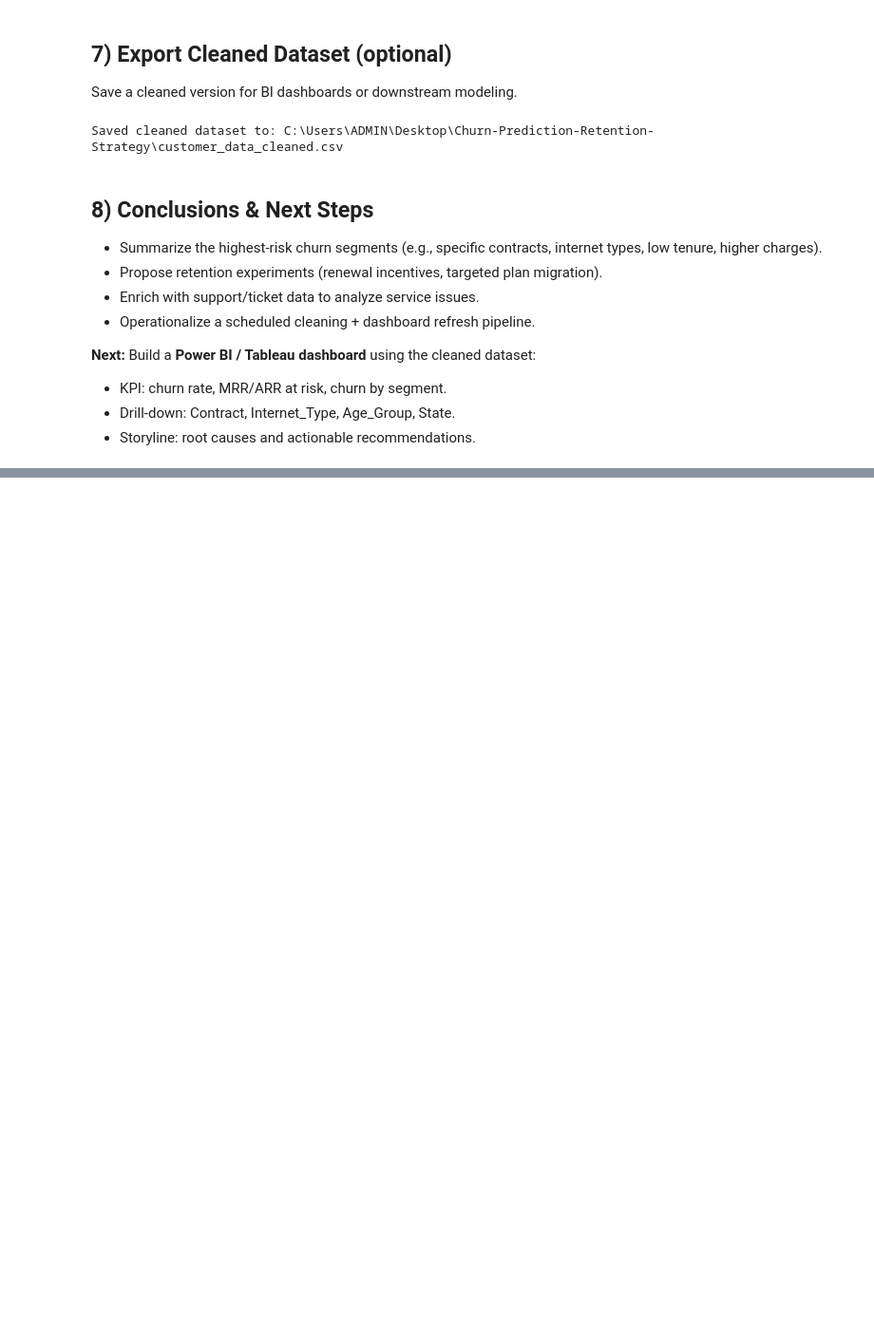
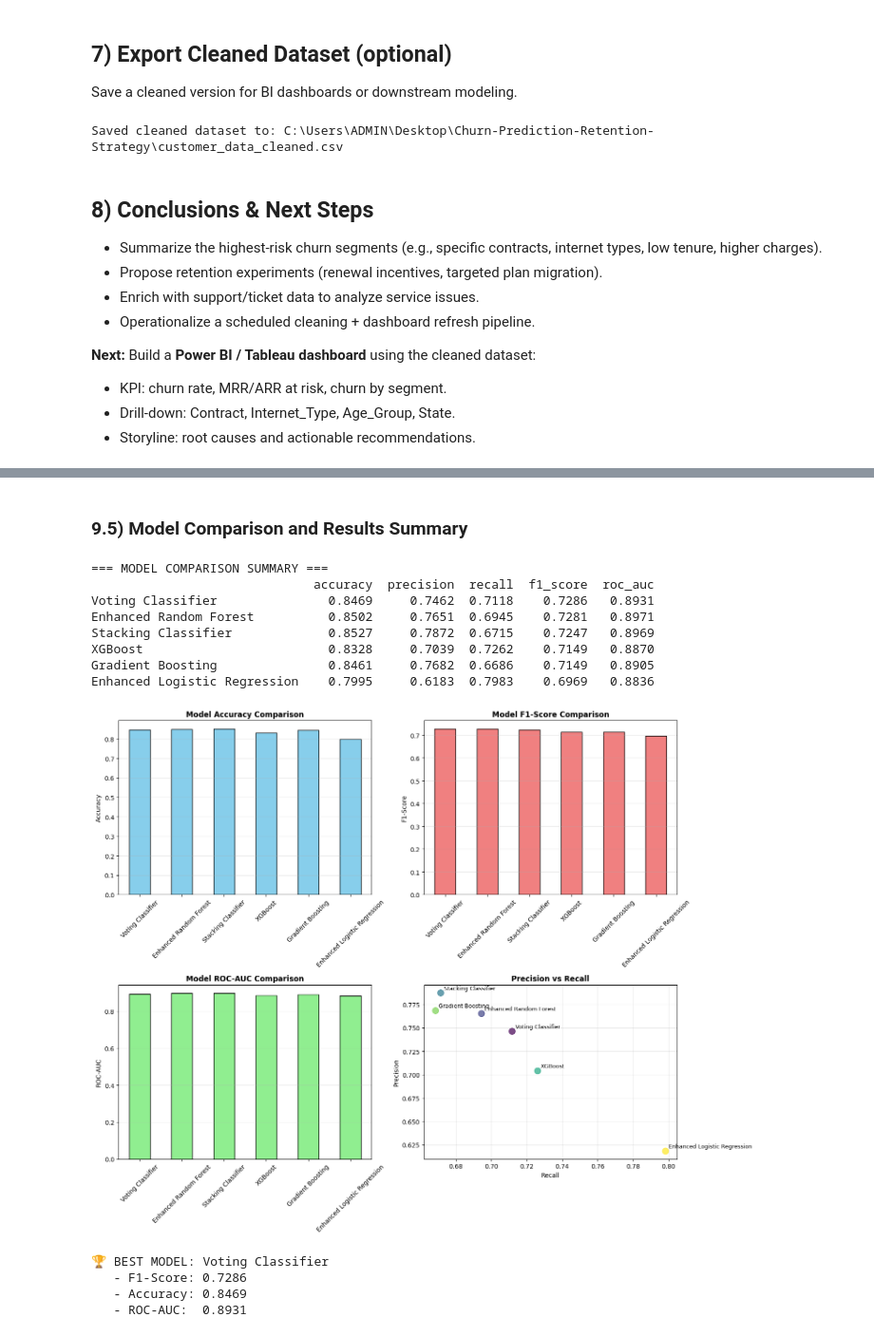
Before and after one commit to 23092003e/Churn-Prediction-Retention-Strategy, a Jupyter notebook: Customer_Churn_Analysis.ipynb, the cells around one changed output, grey strips where cells are left out. Shown at 95% size. Saved outputs shown, nothing was run; the diff lists cells and outputs as text; code cells hidden in the pictures; blank space fills up the shorter version.

```diff
--- a/Customer_Churn_Analysis.ipynb
+++ b/Customer_Churn_Analysis.ipynb
@@ -727,0 +1193,72 @@ Saved cleaned dataset to: C:\Users\ADMIN\Desktop\Churn-Prediction-Retention-Stra
+# %% [markdown]
+### 9.5) Model Comparison and Results Summary
+# %%
+# Create results comparison DataFrame
+results_df = pd.DataFrame(models_results).T
+results_df = results_df.round(4)
+results_df = results_df.sort_values('f1_score', ascending=False)
+
+print("=== MODEL COMPARISON SUMMARY ===")
+print(results_df)
+
+# Visualization of model performance
+fig, axes = plt.subplots(2, 2, figsize=(15, 12))
+
+# Accuracy comparison
+ax1 = axes[0,0]
+results_df['accuracy'].plot(kind='bar', ax=ax1, color='skyblue', edgecolor='black')
+ax1.set_title('Model Accuracy Comparison', fontweight='bold')
+ax1.set_ylabel('Accuracy')
+ax1.tick_params(axis='x', rotation=45)
+ax1.grid(axis='y', alpha=0.3)
+
+# F1-Score comparison
+ax2 = axes[0,1]
+results_df['f1_score'].plot(kind='bar', ax=ax2, color='lightcoral', edgecolor='black')
+ax2.set_title('Model F1-Score Comparison', fontweight='bold')
+ax2.set_ylabel('F1-Score')
+ax2.tick_params(axis='x', rotation=45)
+ax2.grid(axis='y', alpha=0.3)
+
+# ROC-AUC comparison
+ax3 = axes[1,0]
+results_df['roc_auc'].plot(kind='bar', ax=ax3, color='lightgreen', edgecolor='black')
+ax3.set_title('Model ROC-AUC Comparison', fontweight='bold')
+ax3.set_ylabel('ROC-AUC')
+ax3.tick_params(axis='x', rotation=45)
+ax3.grid(axis='y', alpha=0.3)
+
+# Precision vs Recall
+ax4 = axes[1,1]
+ax4.scatter(results_df['recall'], results_df['precision'], s=100, alpha=0.7, c=range(len(results_df)), cmap='viridis')
+for i, model in enumerate(results_df.index):
+    ax4.annotate(model, (results_df.loc[model, 'recall'], results_df.loc[model, 'precision']),
+                xytext=(5, 5), textcoords='offset points', fontsize=9)
+ax4.set_xlabel('Recall')
+ax4.set_ylabel('Precision')
+ax4.set_title('Precision vs Recall', fontweight='bold')
+ax4.grid(alpha=0.3)
+
+plt.tight_layout()
+plt.show()
+
+# Best model identification
+best_model = results_df.index[0]
+print(f"\n🏆 BEST MODEL: {best_model}")
+print(f"   - F1-Score: {results_df.loc[best_model, 'f1_score']:.4f}")
+print(f"   - Accuracy: {results_df.loc[best_model, 'accuracy']:.4f}")
+print(f"   - ROC-AUC:  {results_df.loc[best_model, 'roc_auc']:.4f}")
+# %% [output]
+=== MODEL COMPARISON SUMMARY ===
+                              accuracy  precision  recall  f1_score  roc_auc
+Voting Classifier               0.8469     0.7462  0.7118    0.7286   0.8931
+Enhanced Random Forest          0.8502     0.7651  0.6945    0.7281   0.8971
+Stacking Classifier             0.8527     0.7872  0.6715    0.7247   0.8969
+XGBoost                         0.8328     0.7039  0.7262    0.7149   0.8870
+Gradient Boosting               0.8461     0.7682  0.6686    0.7149   0.8905
+Enhanced Logistic Regression    0.7995     0.6183  0.7983    0.6969   0.8836
+[figure, added]
+🏆 BEST MODEL: Voting Classifier
+   - F1-Score: 0.7286
+   - Accuracy: 0.8469
+   - ROC-AUC:  0.8931
```
Also changed, not shown: parts of 30 cells of this notebook, 4 other files.
